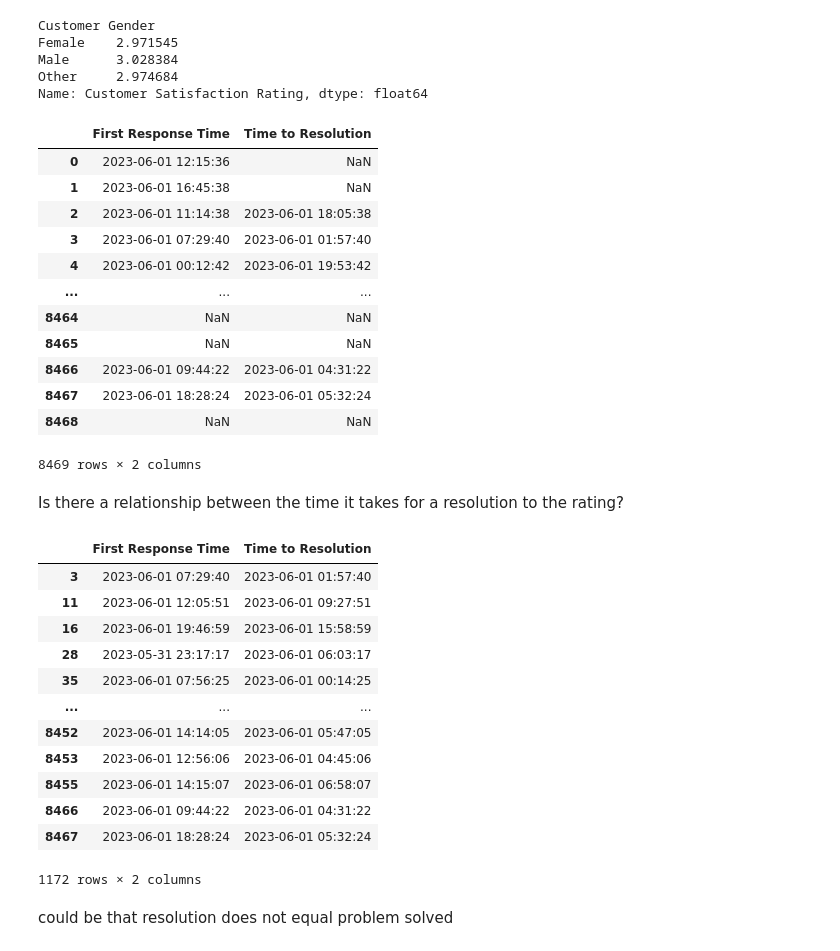
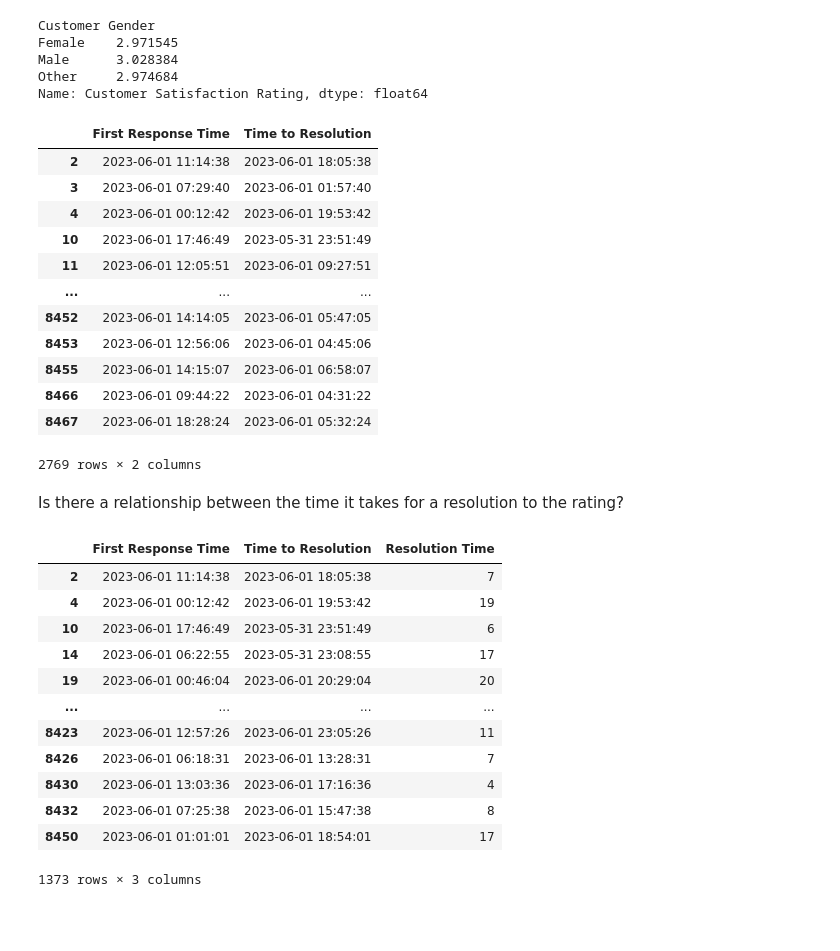
Before and after one commit to port1a/FUTURE_DS_02, a Jupyter notebook: Customer Ticket Analysis.ipynb, the cells around one changed output. Cells and saved outputs as stored; diff of their text form; code cells hidden in the pictures; blank space fills up the shorter version.

```diff
--- a/Customer Ticket Analysis.ipynb
+++ b/Customer Ticket Analysis.ipynb
@@ -34,3 +62,4 @@ dtype: int64
 # %%
-df.info()
+df.dropna(inplace = True)
+df.describe(include ='all').T
 # %% [output]
@@ -115,39 +118,39 @@ Male      3.028384
 Other     2.974684
 Name: Customer Satisfaction Rating, dtype: float64
 # %%
+#Investigating Time variables
 df[['First Response Time', 'Time to Resolution']]
 # %% [output]
 |  | First Response Time | Time to Resolution |
-| 0 | 2023-06-01 12:15:36 | NaN |
-| 1 | 2023-06-01 16:45:38 | NaN |
 | 2 | 2023-06-01 11:14:38 | 2023-06-01 18:05:38 |
 | 3 | 2023-06-01 07:29:40 | 2023-06-01 01:57:40 |
 | 4 | 2023-06-01 00:12:42 | 2023-06-01 19:53:42 |
+| 10 | 2023-06-01 17:46:49 | 2023-05-31 23:51:49 |
+| 11 | 2023-06-01 12:05:51 | 2023-06-01 09:27:51 |
 | ... | ... | ... |
-| 8464 | NaN | NaN |
-| 8465 | NaN | NaN |
+| 8452 | 2023-06-01 14:14:05 | 2023-06-01 05:47:05 |
+| 8453 | 2023-06-01 12:56:06 | 2023-06-01 04:45:06 |
+| 8455 | 2023-06-01 14:15:07 | 2023-06-01 06:58:07 |
 | 8466 | 2023-06-01 09:44:22 | 2023-06-01 04:31:22 |
 | 8467 | 2023-06-01 18:28:24 | 2023-06-01 05:32:24 |
-| 8468 | NaN | NaN |
-8469 rows × 2 columns
+2769 rows × 2 columns
 # %% [markdown]
 Is there a relationship between the time it takes for a resolution to the rating?
 # %%
+# Extracting time taken between first contact and resolution
 df['Resolution Time'] = pd.to_datetime(df['Time to Resolution']).dt.hour - pd.to_datetime(df['First Response Time']).dt.hour
-df[~df['Resolution Time']>0][['First Response Time', 'Time to Resolution']]
+df[df['Resolution Time']>0][['First Response Time', 'Time to Resolution', 'Resolution Time']]
 # %% [output]
-|  | First Response Time | Time to Resolution |
-| 3 | 2023-06-01 07:29:40 | 2023-06-01 01:57:40 |
-| 11 | 2023-06-01 12:05:51 | 2023-06-01 09:27:51 |
-| 16 | 2023-06-01 19:46:59 | 2023-06-01 15:58:59 |
-| 28 | 2023-05-31 23:17:17 | 2023-06-01 06:03:17 |
-| 35 | 2023-06-01 07:56:25 | 2023-06-01 00:14:25 |
-| ... | ... | ... |
-| 8452 | 2023-06-01 14:14:05 | 2023-06-01 05:47:05 |
-| 8453 | 2023-06-01 12:56:06 | 2023-06-01 04:45:06 |
-| 8455 | 2023-06-01 14:15:07 | 2023-06-01 06:58:07 |
-| 8466 | 2023-06-01 09:44:22 | 2023-06-01 04:31:22 |
-| 8467 | 2023-06-01 18:28:24 | 2023-06-01 05:32:24 |
+|  | First Response Time | Time to Resolution | Resolution Time |
+| 2 | 2023-06-01 11:14:38 | 2023-06-01 18:05:38 | 7 |
+| 4 | 2023-06-01 00:12:42 | 2023-06-01 19:53:42 | 19 |
+| 10 | 2023-06-01 17:46:49 | 2023-05-31 23:51:49 | 6 |
+| 14 | 2023-06-01 06:22:55 | 2023-05-31 23:08:55 | 17 |
+| 19 | 2023-06-01 00:46:04 | 2023-06-01 20:29:04 | 20 |
+| ... | ... | ... | ... |
+| 8423 | 2023-06-01 12:57:26 | 2023-06-01 23:05:26 | 11 |
+| 8426 | 2023-06-01 06:18:31 | 2023-06-01 13:28:31 | 7 |
+| 8430 | 2023-06-01 13:03:36 | 2023-06-01 17:16:36 | 4 |
+| 8432 | 2023-06-01 07:25:38 | 2023-06-01 15:47:38 | 8 |
+| 8450 | 2023-06-01 01:01:01 | 2023-06-01 18:54:01 | 17 |
-1172 rows × 2 columns
+1373 rows × 3 columns
-# %% [markdown]
-could be that resolution does not equal problem solved
```
Also changed, not shown: parts of 28 cells of this notebook.
